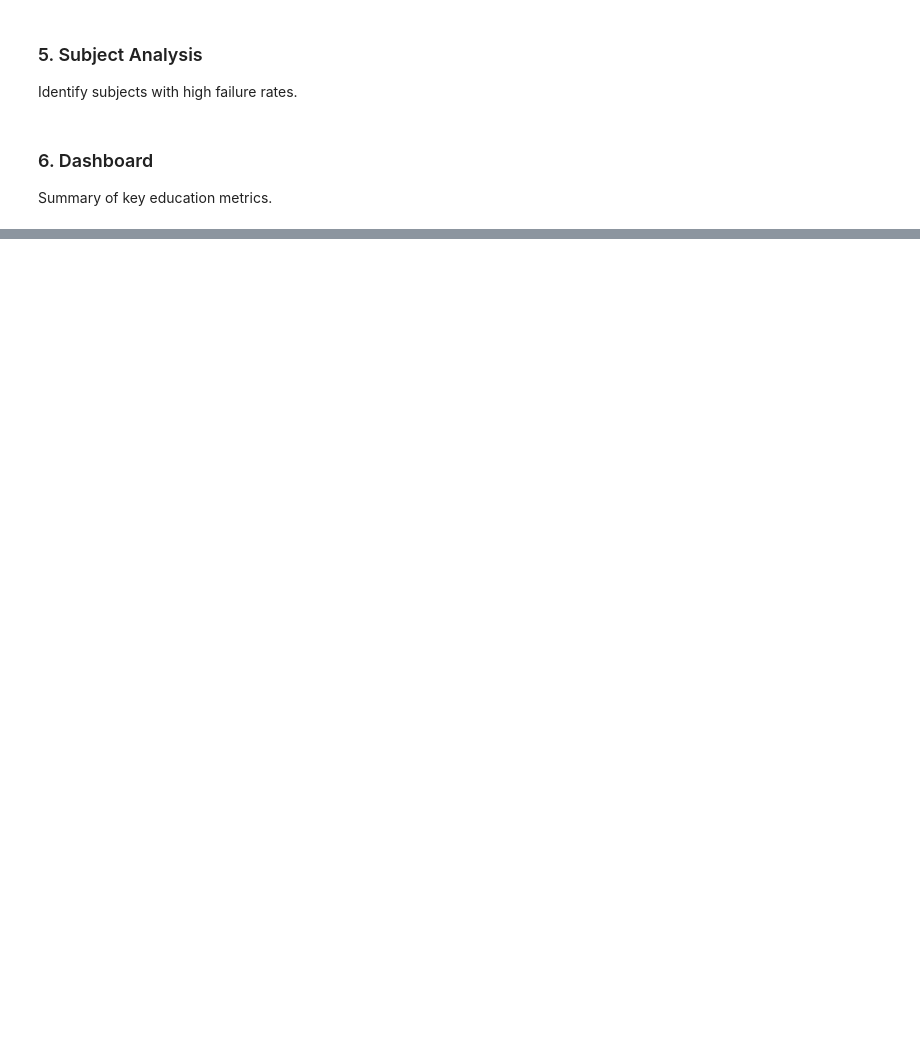
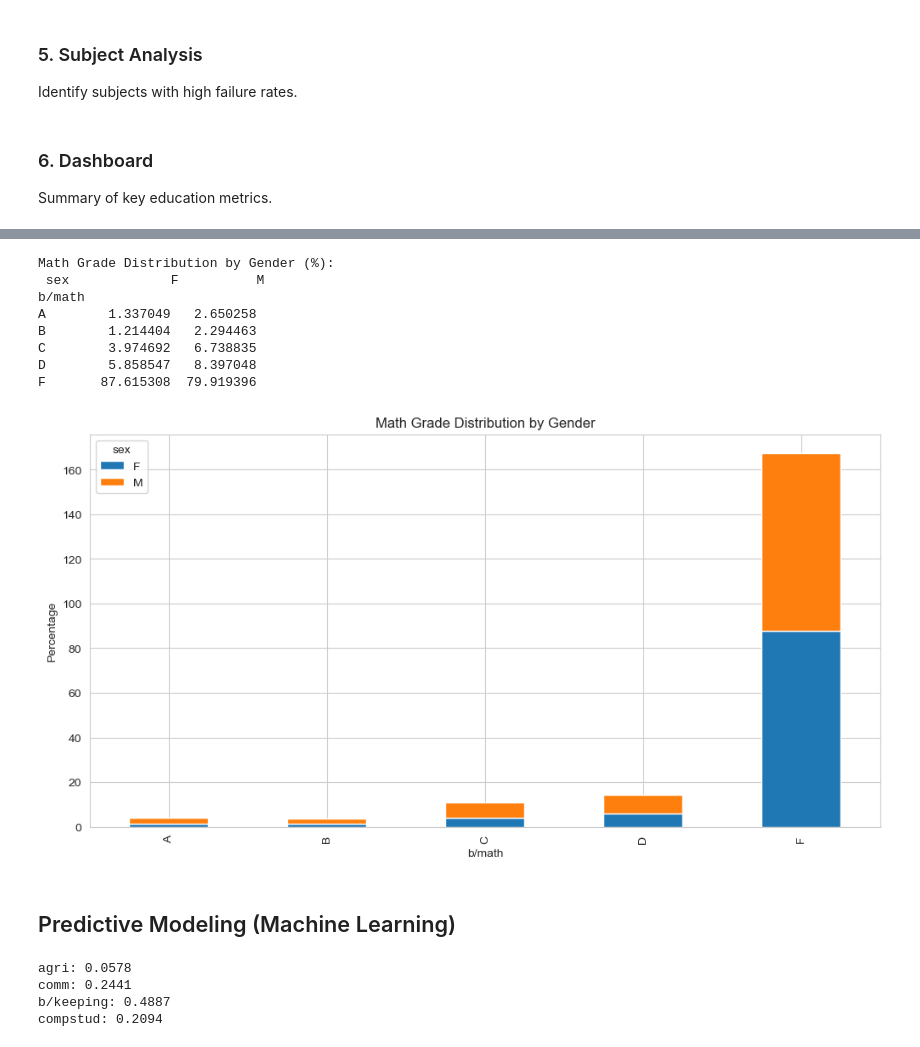
Before and after one commit to Antera-Ltd/antera-core, a Jupyter notebook: notebooks/NECTA_FTNA_2020_Analysis.ipynb, the cells around one changed output, grey strips where cells are left out. Drawn from its saved outputs; the diff is of its cells as text; code cells hidden in the pictures; blank space fills up the shorter version.

```diff
--- a/notebooks/NECTA_FTNA_2020_Analysis.ipynb
+++ b/notebooks/NECTA_FTNA_2020_Analysis.ipynb
@@ -73,0 +142,45 @@ Use this data to identify schools and subjects that need more support.
+# %%
+# cross-tabulation of Math grades by Gender
+math_gender = pd.crosstab(df['b/math'], df['sex'], normalize='columns') * 100
+print("Math Grade Distribution by Gender (%):\n", math_gender)
+
+# Plot it
+math_gender.plot(kind='bar', stacked=True)
+plt.title('Math Grade Distribution by Gender')
+plt.ylabel('Percentage')
+plt.show()
+# %% [output]
+Math Grade Distribution by Gender (%):
+ sex             F          M
+b/math
+A        1.337049   2.650258
+B        1.214404   2.294463
+C        3.974692   6.738835
+D        5.858547   8.397048
+F       87.615308  79.919396
+[figure, added]
+# %% [markdown]
+## Predictive Modeling (Machine Learning)
+# %%
+from sklearn.model_selection import train_test_split
+from sklearn.ensemble import RandomForestClassifier
+
+# features based on whether they took specific elective subjects (1 if took it, 0 if NaN)
+features = df[['agri', 'comm', 'b/keeping', 'compstud']].notna().astype(int)
+
+X = features
+y = df['pass']
+
+X_train, X_test, y_train, y_test = train_test_split(X, y, test_size=0.2, random_state=42)
+
+model = RandomForestClassifier()
+model.fit(X_train, y_train)
+
+# Check which elective subjects correlate most with passing
+for feature, importance in zip(X.columns, model.feature_importances_):
+    print(f"{feature}: {importance:.4f}")
+# %% [output]
+agri: 0.0578
+comm: 0.2441
+b/keeping: 0.4887
+compstud: 0.2094
```
Also changed, not shown: parts of 15 cells of this notebook, 1 other file.
